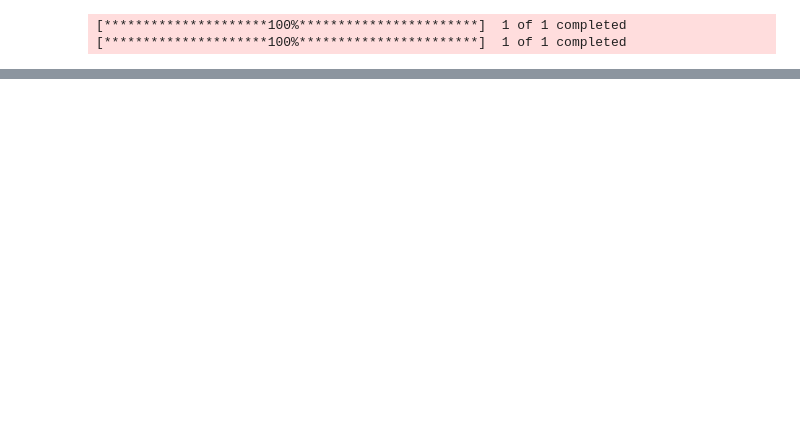
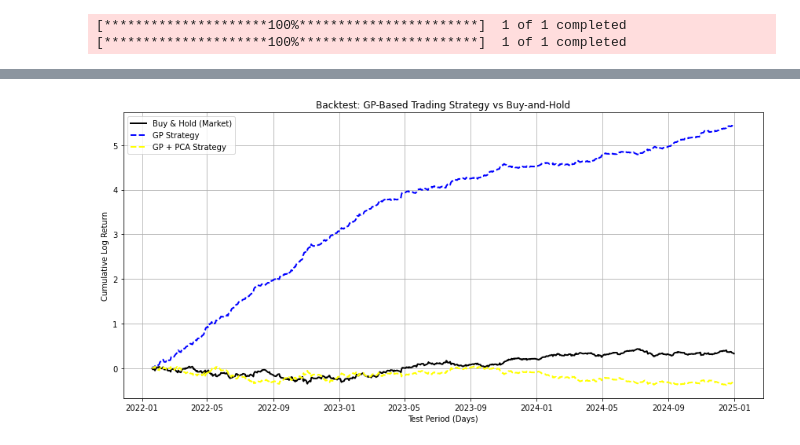
Before and after one commit to devanshu-cosmo/ml-projects, a Jupyter notebook: GaussianProcesses/GaussianProcesses_Backtesting.ipynb, the cells around one changed output, grey strips where cells are left out. Cells and saved outputs as stored; diff of their text form; code cells hidden in the pictures; blank space fills up the shorter version.

Commit message:
Added PCA and a simple backtesting strategy

```diff
--- a/GaussianProcesses/GaussianProcesses_Backtesting.ipynb
+++ b/GaussianProcesses/GaussianProcesses_Backtesting.ipynb
@@ -173,0 +294,25 @@ MSE Train: 4.7349312606732116e-05
+# %%
+positions = np.where(y_pred_test > 0, 1, -1)  #if positive then +1 else -1
+positions_pca = np.where(y_pca_pred_test > 0, 1, -1)  #Same for the gp + PCA model
+strategy_return = positions * y_test    #multiply the positions with the actual returns
+strategy_return_pca = positions_pca * y_test #Same for the gp + PCA model
+
+strategy_cumulative = np.cumsum(strategy_return)  #cumulative return using the GP model
+strategy_cumulative_pca = np.cumsum(strategy_return_pca) #Same for the gp + PCA model
+market_cumulative = np.cumsum(y_test) #cumulative returns of the market
+
+
+#visualize the strategy
+plt.figure(figsize=(12, 6))
+plt.plot(market_cumulative, label='Buy & Hold (Market)', color='black', linewidth=2)
+plt.plot(strategy_cumulative, label='GP Strategy', color='blue', linestyle='--', linewidth=2)
+plt.plot(strategy_cumulative_pca, label='GP + PCA Strategy', color='yellow', linestyle='--', linewidth=2)
+plt.title("Backtest: GP-Based Trading Strategy vs Buy-and-Hold")
+plt.xlabel("Test Period (Days)")
+plt.ylabel("Cumulative Log Return")
+plt.legend()
+plt.grid(True)
+plt.tight_layout()
+plt.show()
+# %% [output]
+[figure, added]
```
Also changed, not shown: parts of 12 cells of this notebook.
